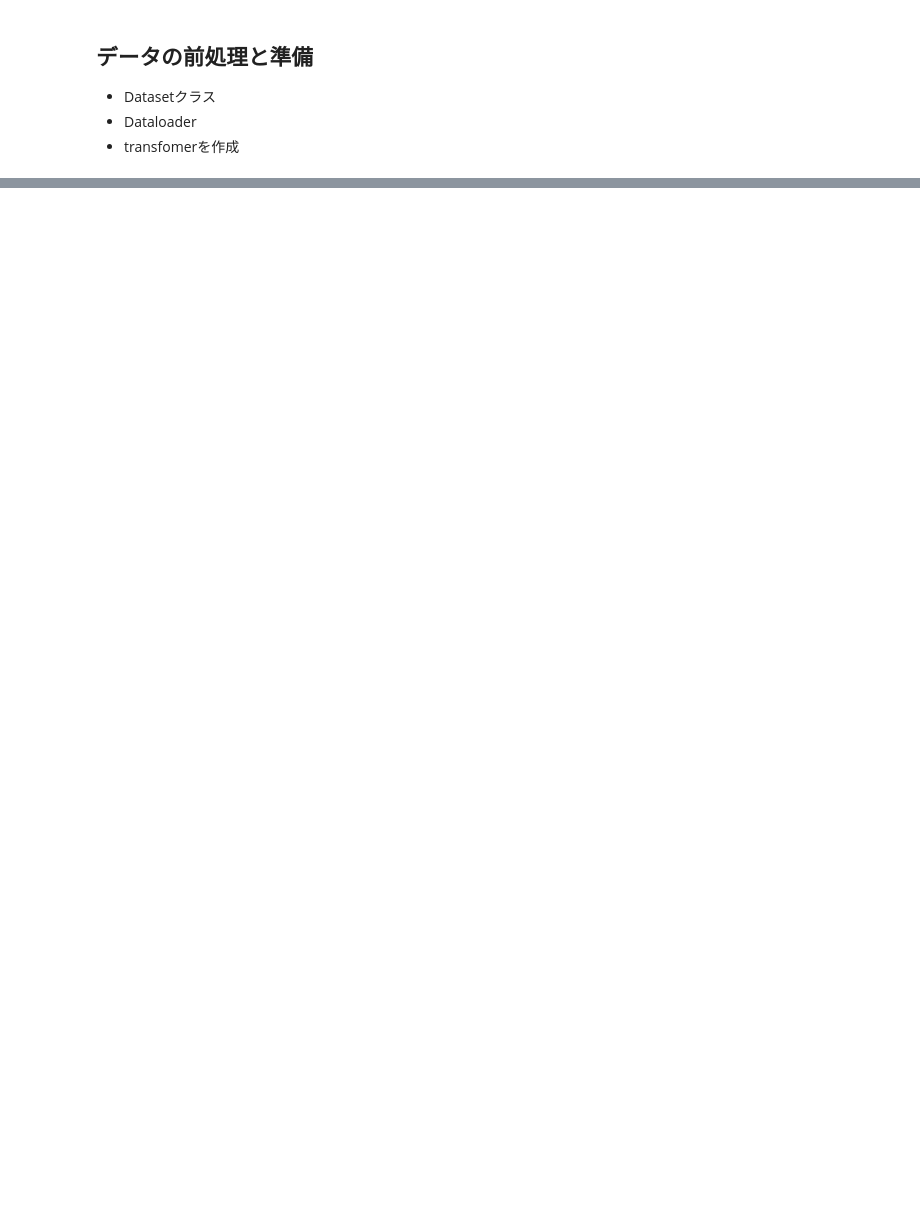
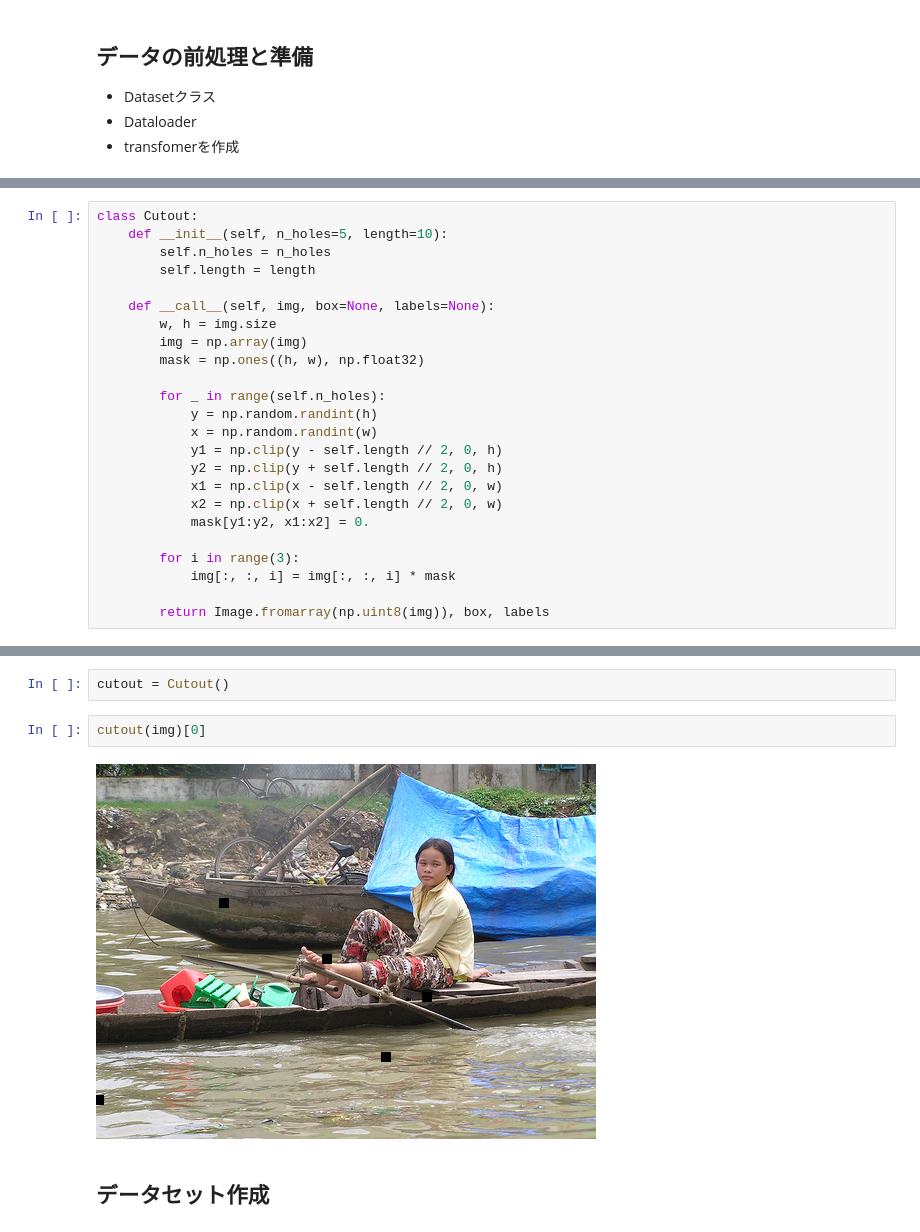
Before and after one commit to ariririri/pytorch-sample, a Jupyter notebook: objectdetection/SSD.ipynb, the cells around one changed output, grey strips where cells are left out. Drawn from its saved outputs; the diff is of its cells as text; blank space fills up the shorter version.

```diff
--- a/objectdetection/SSD.ipynb
+++ b/objectdetection/SSD.ipynb
@@ -164,0 +204,24 @@ class Preprocessor:
+# %%
+class Cutout:
+    def __init__(self, n_holes=5, length=10):
+        self.n_holes = n_holes
+        self.length = length
+
+    def __call__(self, img, box=None, labels=None):
+        w, h = img.size
+        img = np.array(img)
+        mask = np.ones((h, w), np.float32)
+
+        for _ in range(self.n_holes):
+            y = np.random.randint(h)
+            x = np.random.randint(w)
+            y1 = np.clip(y - self.length // 2, 0, h)
+            y2 = np.clip(y + self.length // 2, 0, h)
+            x1 = np.clip(x - self.length // 2, 0, w)
+            x2 = np.clip(x + self.length // 2, 0, w)
+            mask[y1:y2, x1:x2] = 0.
+
+        for i in range(3):
+            img[:, :, i] = img[:, :, i] * mask
+
+        return Image.fromarray(np.uint8(img)), box, labels
@@ -164,0 +277,8 @@ class Preprocessor:
+# %%
+cutout = Cutout()
+# %%
+cutout(img)[0]
+# %% [output]
+[figure, added]
+# %% [markdown]
+## データセット作成
```
Also changed, not shown: parts of 59 cells of this notebook, 9 other files.
